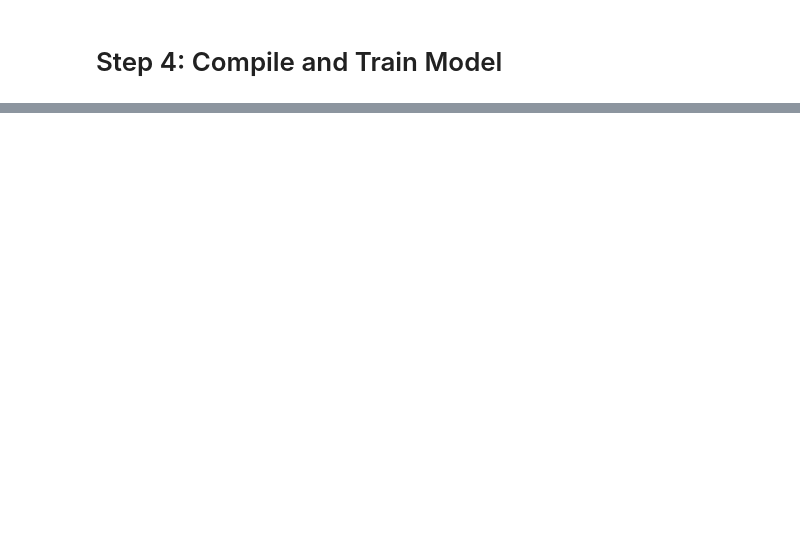
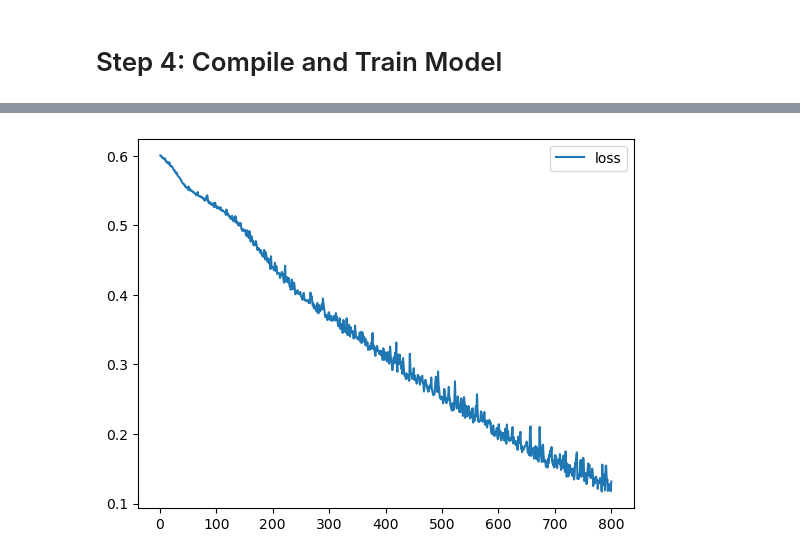
Before and after one commit to NefertitiM/Project-4-Predictors-of-Lung-Cancer, a Jupyter notebook: Prediction_Model.ipynb, the cells around one changed output, grey strips where cells are left out. Drawn from its saved outputs; the diff is of its cells as text; code cells hidden in the pictures; blank space fills up the shorter version.

Commit message:
updated prediction model notebook

```diff
--- a/Prediction_Model.ipynb
+++ b/Prediction_Model.ipynb
@@ -43,3 +42,8 @@ clean_data_df
+# %%
+clean_data_df['Overall Survival Status'] = clean_data_df['Overall Survival Status'].replace(
+    {'0:LIVING': 0,
+     '1:DECEASED': 1
+     })
 # %%
 # Checking data types
 clean_data_df.nunique()
@@ -82,14 +84,18 @@ ValueError: could not convert string to float: '0:LIVING'
 # %%
 # Defining model through dense layers and number of neurons for each layer
 num_input_features = len(X_train_scaled[0])
-hidden_nodes_1 = 6
-hidden_nodes_2 = 6
+hidden_nodes_1 = 50
+hidden_nodes_2 = 50
+hidden_nodes_3 = 50
+
 # Create a Keras Sequential model and add more than one Dense hidden layer
 nn_model = tf.keras.models.Sequential()
 
-nn_model.add(tf.keras.layers.Dense(units=6, activation="relu", input_dim=2))
+nn_model.add(tf.keras.layers.Dense(units=hidden_nodes_1, activation="relu", input_dim=num_input_features))
 
-nn_model.add(tf.keras.layers.Dense(units=6, activation="relu"))
+nn_model.add(tf.keras.layers.Dense(units=hidden_nodes_2, activation="sigmoid"))
+
+nn_model.add(tf.keras.layers.Dense(units=hidden_nodes_3,activation="sigmoid"))
 
 nn_model.add(tf.keras.layers.Dense(units=1, activation="sigmoid"))
 
@@ -99,4 +121,4 @@ nn_model.summary()
 # Compile the model and train over more than 100 epochs
 nn_model.compile(loss="binary_crossentropy", optimizer="adam", metrics=["accuracy"])
 
-fit_model = nn_model.fit(X_train_scaled, y_train, epochs=200)
+fit_model = nn_model.fit(X_train_scaled, y_train, epochs=800)
@@ -102,0 +143,12 @@ fit_model = nn_model.fit(X_train_scaled, y_train, epochs=200)
+# %%
+# Create a DataFrame containing training history
+history_df = pd.DataFrame(fit_model.history)
+
+# Increase the index by 1 to match the number of epochs
+history_df.index += 1
+
+# Plot the loss
+history_df.plot(y="loss")
+plt.show()
+# %% [output]
+[figure, added]
```
Also changed, not shown: parts of 8 cells of this notebook.
